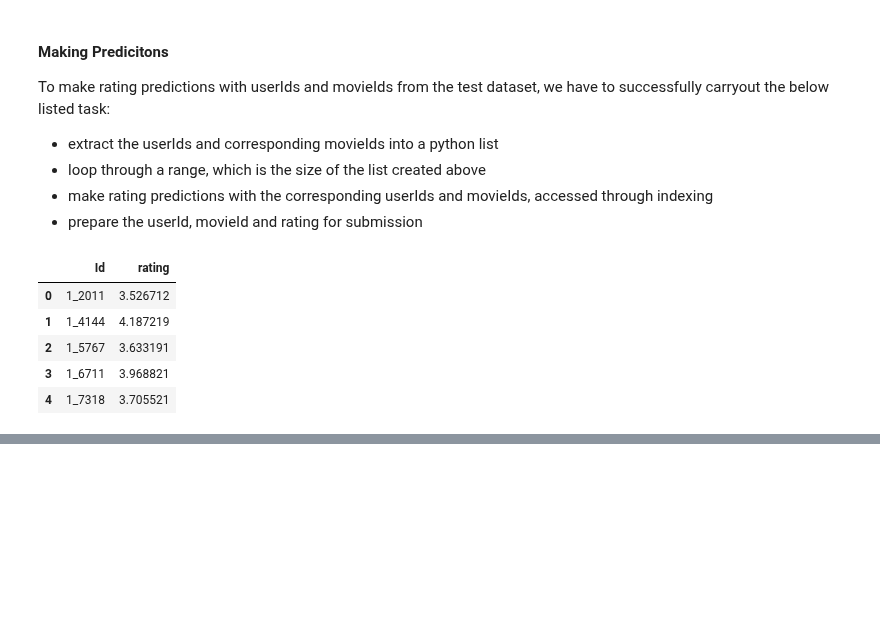
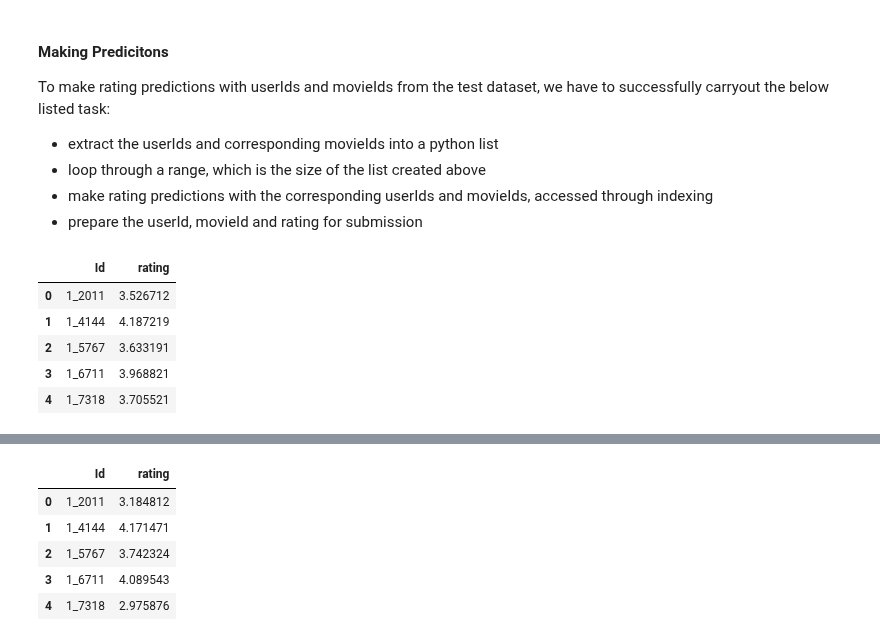
Before and after one commit to bonsoirval/TeamNM3-Movie-Recommendation-2022, a Jupyter notebook: movie_recomemender.ipynb, the cells around one changed output, grey strips where cells are left out. Cells and saved outputs as stored; diff of their text form; code cells hidden in the pictures; blank space fills up the shorter version.

```diff
--- a/movie_recomemender.ipynb
+++ b/movie_recomemender.ipynb
@@ -1162,0 +1170,11 @@ colab_df.to_csv('file_008.csv', index=False)
+# %%
+param_grid = {'n_epochs':[35,40],
+              'n_factors':[300,400],
+              'init_std_dev':[0.001, 0.005],
+               'random_state':[RANDOM_STATE]}
+grid_SVD = GridSearchCV(SVD, cv=5, measures=['rmse'], param_grid=param_grid, n_jobs=-1, joblib_verbose=10)
+grid_SVD.fit(data)
+print('Best Score is: ')
+print(grid_SVD.best_score['rmse'])
+print('Best Parameters are: ')
+print(grid_SVD.best_params['rmse'])
@@ -1162,0 +1195,5 @@ colab_df.to_csv('file_008.csv', index=False)
+# %%
+# Instanciate and build the dataset with data object from surprise package
+trainset = data.build_full_trainset()
+svd = SVD(n_epochs = 40, n_factors = 400, init_std_dev = 0.005, random_state=RANDOM_STATE, verbose=True)
+svd.fit(trainset)
@@ -1162,0 +1219,33 @@ colab_df.to_csv('file_008.csv', index=False)
+# %%
+# Extract the userIds and corresponding movieIds into a python list
+userId = test['userId'].values.tolist()
+movieId = test['movieId'].values.tolist()
+
+# Create a range of numbers which is the size of list created above
+count = len(userId)
+rating = []
+ids = []
+
+# Make rating predictions with the corresponding userIds and movieIds, accessed through indexing
+for i in range(count):
+    result = svd.predict(userId[i], movieId[i])[3]
+
+    # Store the predicted rating
+    rating.append(result)
+
+    # Prepare, save userId and movieId for submission
+    ids.append(str(userId[i]) + '_' + str(movieId[i]))
+# %%
+# Convert ids and ratings to dataframe
+colab_df =  pd.DataFrame({
+        'Id': ids,
+        'rating': rating
+         })
+colab_df.head()
+# %% [output]
+|  | Id | rating |
+| 0 | 1_2011 | 3.184812 |
+| 1 | 1_4144 | 4.171471 |
+| 2 | 1_5767 | 3.742324 |
+| 3 | 1_6711 | 4.089543 |
+| 4 | 1_7318 | 2.975876 |
```
Also changed, not shown: parts of 13 cells of this notebook.
